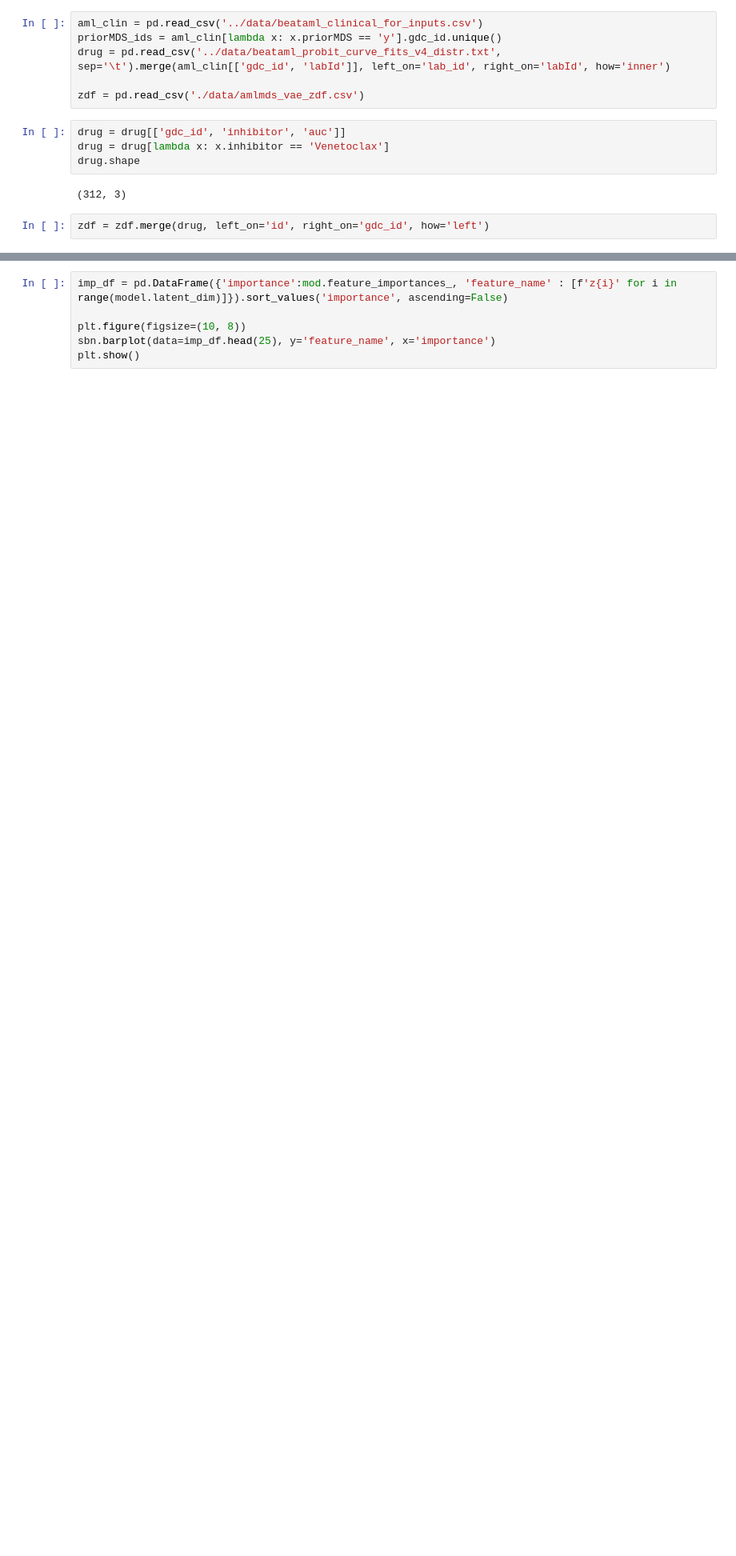
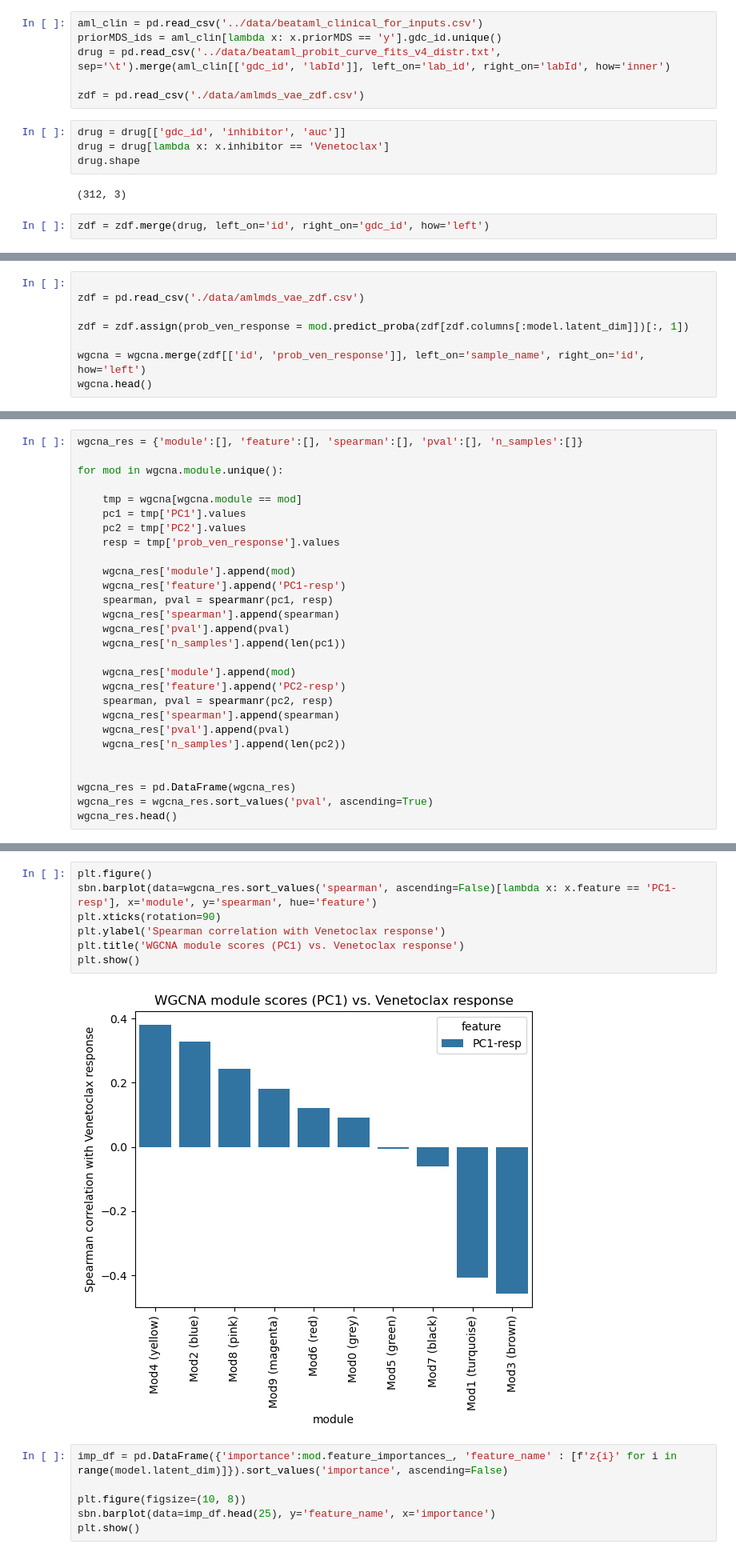
Before and after one commit to biodev/AMLVAE, a Jupyter notebook: drugresp/venetoclax.ipynb, the cells around one changed output, grey strips where cells are left out. Shown at 80% size. Saved outputs shown, nothing was run; the diff lists cells and outputs as text; blank space fills up the shorter version.

```diff
--- a/drugresp/venetoclax.ipynb
+++ b/drugresp/venetoclax.ipynb
@@ -118,0 +142,8 @@ plt.show()
+# %%
+
+zdf = pd.read_csv('./data/amlmds_vae_zdf.csv')
+
+zdf = zdf.assign(prob_ven_response = mod.predict_proba(zdf[zdf.columns[:model.latent_dim]])[:, 1])
+
+wgcna = wgcna.merge(zdf[['id', 'prob_ven_response']], left_on='sample_name', right_on='id', how='left')
+wgcna.head()
@@ -118,0 +159,28 @@ plt.show()
+# %%
+wgcna_res = {'module':[], 'feature':[], 'spearman':[], 'pval':[], 'n_samples':[]}
+
+for mod in wgcna.module.unique():
+
+    tmp = wgcna[wgcna.module == mod]
+    pc1 = tmp['PC1'].values
+    pc2 = tmp['PC2'].values
+    resp = tmp['prob_ven_response'].values
+
+    wgcna_res['module'].append(mod)
+    wgcna_res['feature'].append('PC1-resp')
+    spearman, pval = spearmanr(pc1, resp)
+    wgcna_res['spearman'].append(spearman)
+    wgcna_res['pval'].append(pval)
+    wgcna_res['n_samples'].append(len(pc1))
+
+    wgcna_res['module'].append(mod)
+    wgcna_res['feature'].append('PC2-resp')
+    spearman, pval = spearmanr(pc2, resp)
+    wgcna_res['spearman'].append(spearman)
+    wgcna_res['pval'].append(pval)
+    wgcna_res['n_samples'].append(len(pc2))
+
+
+wgcna_res = pd.DataFrame(wgcna_res)
+wgcna_res = wgcna_res.sort_values('pval', ascending=True)
+wgcna_res.head()
@@ -119,3 +194,12 @@ plt.show()
+# %%
+plt.figure()
+sbn.barplot(data=wgcna_res.sort_values('spearman', ascending=False)[lambda x: x.feature == 'PC1-resp'], x='module', y='spearman', hue='feature')
+plt.xticks(rotation=90)
+plt.ylabel('Spearman correlation with Venetoclax response')
+plt.title('WGCNA module scores (PC1) vs. Venetoclax response')
+plt.show()
+# %% [output]
+[figure, added]
 # %%
 imp_df = pd.DataFrame({'importance':mod.feature_importances_, 'feature_name' : [f'z{i}' for i in range(model.latent_dim)]}).sort_values('importance', ascending=False)
 
```
Also changed, not shown: parts of 8 cells of this notebook, 14 other files.
